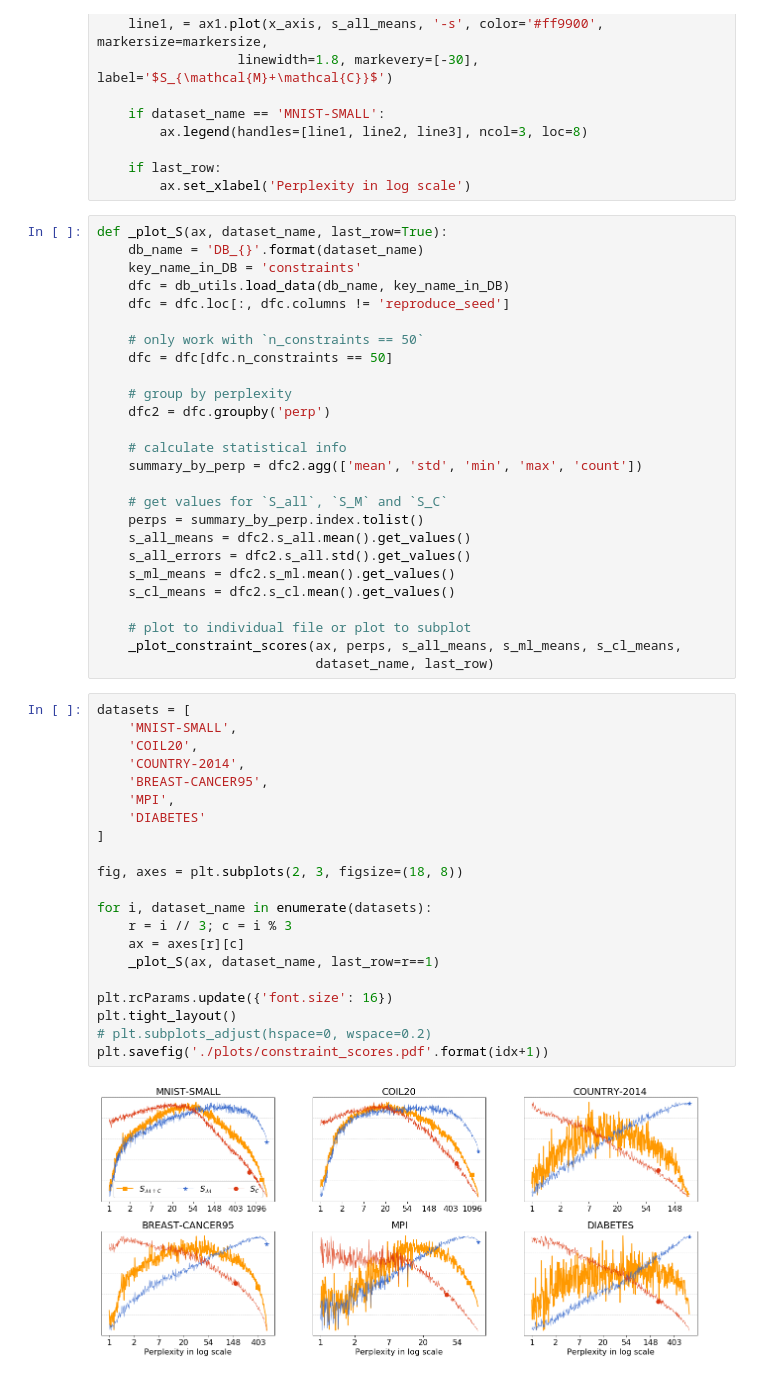
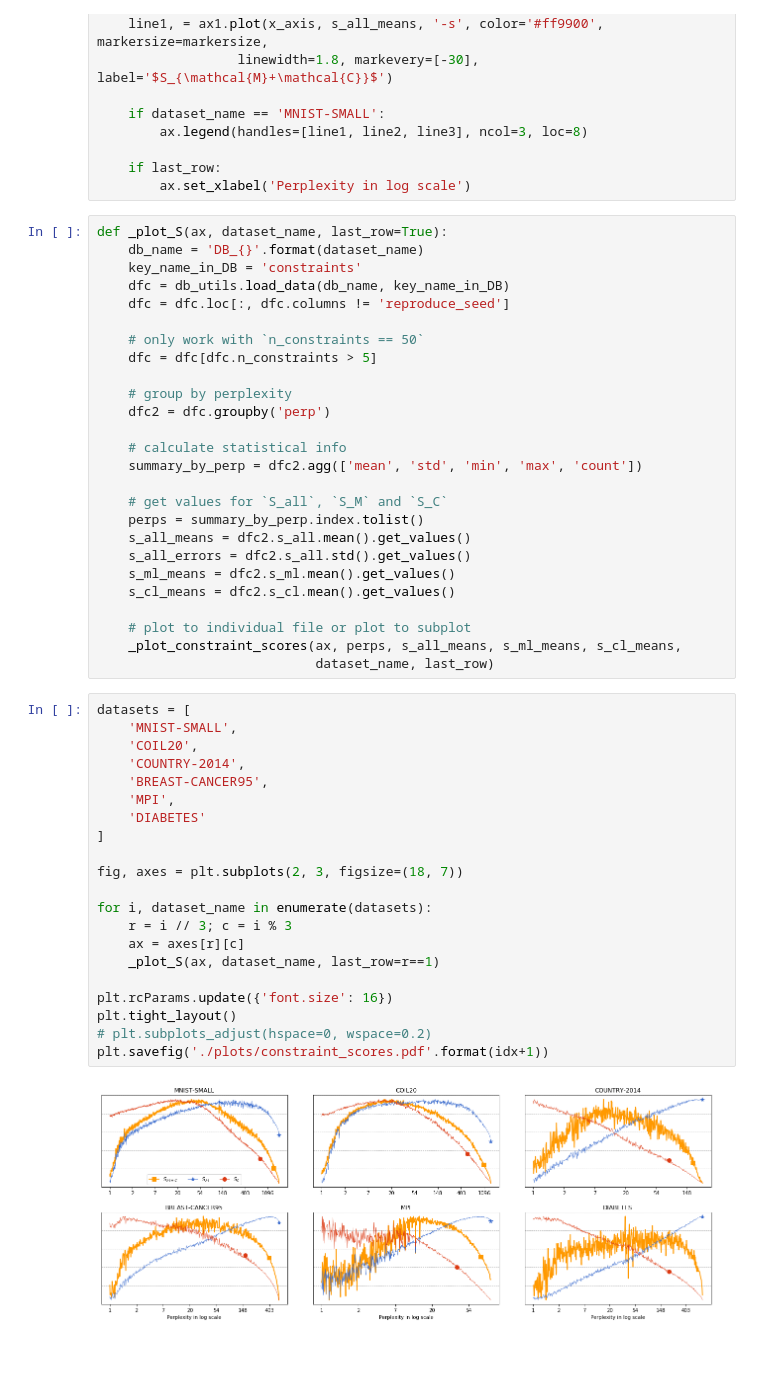
Before and after one commit to vu-minh/tsne_auto_perp_constraints, a Jupyter notebook: Constraint score by perplexity 50.ipynb, the cells around one changed output. Saved outputs shown, nothing was run; the diff lists cells and outputs as text.

```diff
--- a/Constraint score by perplexity 50.ipynb
+++ b/Constraint score by perplexity 50.ipynb
@@ -57,7 +57,7 @@ def _plot_S(ax, dataset_name, last_row=True):
     dfc = dfc.loc[:, dfc.columns != 'reproduce_seed']
 
     # only work with `n_constraints == 50`
-    dfc = dfc[dfc.n_constraints == 50]
+    dfc = dfc[dfc.n_constraints > 5]
 
     # group by perplexity
     dfc2 = dfc.groupby('perp')
@@ -78,23 +78,23 @@ def _plot_S(ax, dataset_name, last_row=True):
 # %%
 datasets = [
     'MNIST-SMALL',
     'COIL20',
     'COUNTRY-2014',
     'BREAST-CANCER95',
     'MPI',
     'DIABETES'
 ]
 
-fig, axes = plt.subplots(2, 3, figsize=(18, 8))
+fig, axes = plt.subplots(2, 3, figsize=(18, 7))
 
 for i, dataset_name in enumerate(datasets):
     r = i // 3; c = i % 3
     ax = axes[r][c]
     _plot_S(ax, dataset_name, last_row=r==1)
 
 plt.rcParams.update({'font.size': 16})
 plt.tight_layout()
 # plt.subplots_adjust(hspace=0, wspace=0.2)
 plt.savefig('./plots/constraint_scores.pdf'.format(idx+1))
 # %% [output]
-[figure, old version]
+[figure, new version]
```
Also changed, not shown: parts of 2 cells of this notebook, 8 other files.
